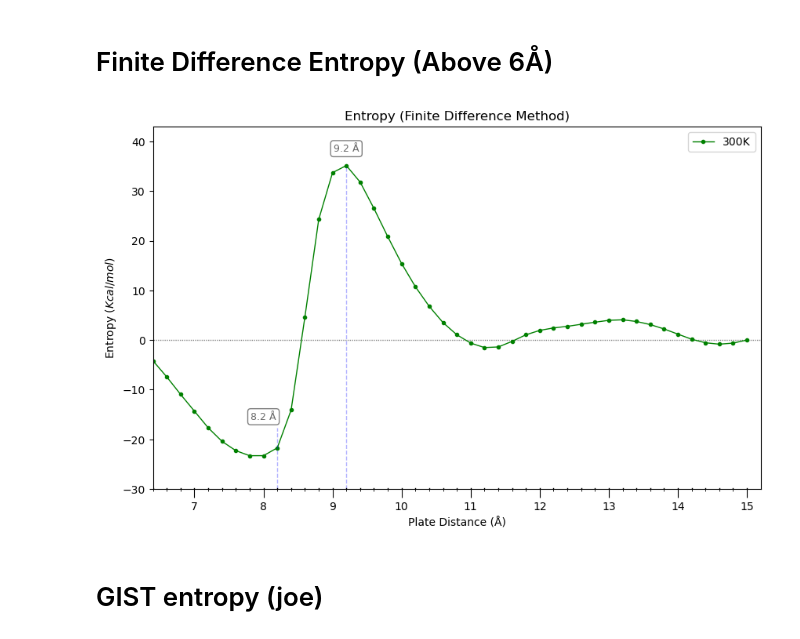
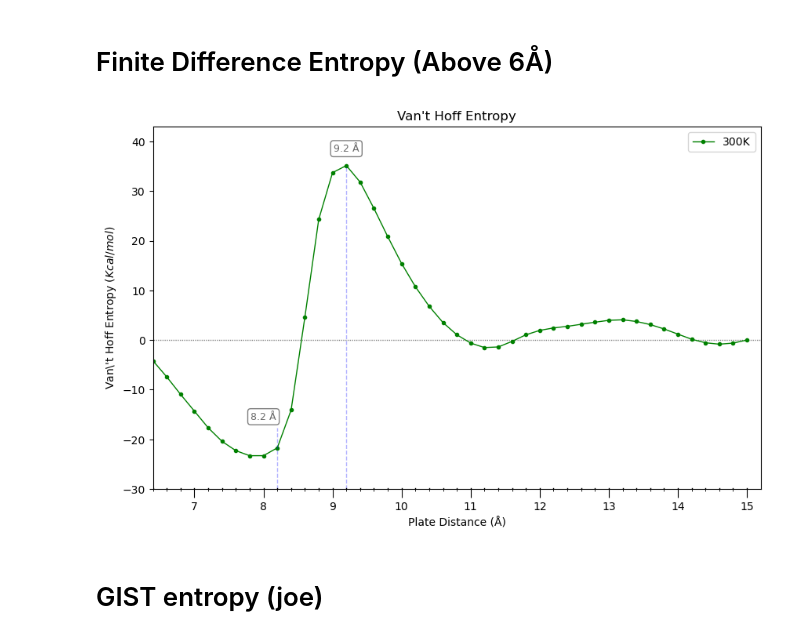
Before and after one commit to arghavanvg/hydrophobic-plates-analysis, a Jupyter notebook: df-energy-plotting.ipynb, the cells around one changed output. Saved outputs shown, nothing was run; the diff lists cells and outputs as text; code cells hidden in the pictures.

```diff
--- a/df-energy-plotting.ipynb
+++ b/df-energy-plotting.ipynb
@@ -148,7 +104,7 @@ corrected_0_15_gist_Tds.rename(columns={'distance(A)': 'Distance(Å)'}, inplace=
 corrected_0_15_gist_Tds = corrected_0_15_gist_Tds.iloc[5:].copy()
 corrected_0_15_gist_Tds.reset_index(drop=True, inplace=True)
 # %%
-fin_diff_file = '/Users/arghavan/Graduate Center Dropbox/Arghavan Vedadi Gargari/Hydrophobic Plates/Arghavan/PMF-TdS-data/PMF-tdS data/vanthoff_negTdS.txt'
-fin_diff_df = pd.read_csv(fin_diff_file, sep='\s+', index_col=None, names=columns ,header=None)
-# fin_diff_df
+vanthoff_file = '/Users/arghavan/Graduate Center Dropbox/Arghavan Vedadi Gargari/Hydrophobic Plates/Arghavan/PMF-TdS-data/PMF-tdS data/vanthoff_negTdS.txt'
+vanthoff_df = pd.read_csv(vanthoff_file, sep='\s+', index_col=None, names=columns ,header=None)
+# vanthoff_df
 # %%
@@ -159,9 +115,9 @@ fin_diff_df.rename(columns={'300K': 'Finite_Difference_-Tds_Kcal/mol'}, inplace=
 # %%
 # Truncate data below 6 Å
-fin_diff_df_above_6A = fin_diff_df.iloc[20:].copy()
-fin_diff_df_above_6A.reset_index(drop=True, inplace=True)
-fin_diff_df_above_6A
+vanthoff_df_300K_above_6A = vanthoff_df.iloc[20:].copy()
+vanthoff_df_300K_above_6A.reset_index(drop=True, inplace=True)
+vanthoff_df_300K_above_6A
 
-fin_diff_df_above_6A = fin_diff_df_above_6A[['Distance(Å)', 'Finite_Difference_-Tds_Kcal/mol']].copy()
-# fin_diff_df_above_6A.rename(columns={'300K': 'Finite_Difference_-Tds_Kcal/mol'}, inplace=True)
-# fin_diff_df_above_6A.to_csv(f'{output_path}fin_diff_above_6A.csv',sep='\t', index=False)
+vanthoff_df_300K_above_6A = vanthoff_df_300K_above_6A[['Distance(Å)', '300K']].copy()
+vanthoff_df_300K_above_6A.rename(columns={'300K': 'Vant_Hoff_300K_Kcal/mol'}, inplace=True)
+# vanthoff_df_300K_above_6A.to_csv(f'{output_path}vanthoff_300K_above_6A.csv',sep='\t', index=False)
@@ -422,46 +350,46 @@ plt.savefig(f'{plots_path}/finite_difference_300K.png', dpi=800)
 # vanthoff_df_300K_above_6A = pd.read_csv(vanthoff_df_300K_above_6A_file, sep='\t', index_col=None, header=0)
 
 plt.figure(figsize=(10, 6))
-plt.plot(fin_diff_df_above_6A['Distance(Å)'], fin_diff_df_above_6A['Finite_Difference_-Tds_Kcal/mol'], 'go-', markersize=3, linewidth=1, label='300K', zorder=2)
+plt.plot(vanthoff_df_300K_above_6A['Distance(Å)'], vanthoff_df_300K_above_6A['Vant_Hoff_300K_Kcal/mol'], 'go-', markersize=3, linewidth=1, label='300K', zorder=2)
 plt.hlines(y=0.00, xmin=6.0, xmax=15.2, color='grey', linestyle=(0, (1, 1)), linewidth=1, zorder=1)
 
 
-y_82 = fin_diff_df_above_6A.loc[fin_diff_df_above_6A['Distance(Å)'] == 8.2,'Finite_Difference_-Tds_Kcal/mol'].values[0]
+y_82 = vanthoff_df_300K_above_6A.loc[vanthoff_df_300K_above_6A['Distance(Å)'] == 8.2,'Vant_Hoff_300K_Kcal/mol'].values[0]
 plt.vlines(x=8.2, ymin=-30, ymax=y_82+4, color='blue', linestyle='--', linewidth=1, alpha=0.3)
 plt.text(x=8.0, y=-16, s="8.2 Å", ha='center', fontsize=9, color='dimgrey',
          bbox=dict(facecolor='white', edgecolor='gray', boxstyle='round,pad=0.3'))
 
-y_92 = fin_diff_df_above_6A.loc[fin_diff_df_above_6A['Distance(Å)'] == 9.2,'Finite_Difference_-Tds_Kcal/mol'].values[0]
+y_92 = vanthoff_df_300K_above_6A.loc[vanthoff_df_300K_above_6A['Distance(Å)'] == 9.2,'Vant_Hoff_300K_Kcal/mol'].values[0]
 plt.vlines(x=9.2, ymin=-30, ymax=y_92, color='blue', linestyle='--', linewidth=1, alpha=0.3)
 plt.text(x=9.2, y=38, s="9.2 Å", ha='center', fontsize=9, color='dimgrey',
          bbox=dict(facecolor='white', edgecolor='gray', boxstyle='round,pad=0.3'))
 
 
-plt.title("Entropy (Finite Difference Method)")
+plt.title("Van't Hoff Entropy")
 # plt.title(r"Van't Hoff Entropy ($S = \frac{\partial A}{\partial T}$)")
 plt.xlabel('Plate Distance (Å)')
-plt.ylabel(r'Entropy $(Kcal/mol)$')
+plt.ylabel(r'Van\'t Hoff Entropy $(Kcal/mol)$')
 plt.ylim(-30.0, 43.0)
 plt.xlim(6.4,15.2)
 
 plt.gca().xaxis.set_major_locator(ticker.MultipleLocator(1))
 
 medium_ticks = np.arange(6.4,15.2, 0.2)
 plt.gca().set_xticks(medium_ticks, minor=True)
 
 plt.tick_params(axis='x', which='major', length=8)
 plt.tick_params(axis='x', which='minor', length=2)
 for t in medium_ticks:
     plt.gca().axvline(t, ymin=0, ymax=0.003, color='k', lw=1)
 
 
 plt.legend()
 plots_path = f'{output_path}/plots/'
 os.makedirs(plots_path, exist_ok=True)
 
-plt.savefig(f'{plots_path}/finite_difference_300K_above_6A.png', dpi=800)
+plt.savefig(f'{plots_path}/vanthoff_300K_above_6A.png', dpi=800)
 # %% [output]
-[figure, old version]
+[figure, new version]
 # %% [markdown]
 # GIST entropy (joe)
 # %%
```
Also changed, not shown: parts of 32 cells of this notebook, 6 other files.
